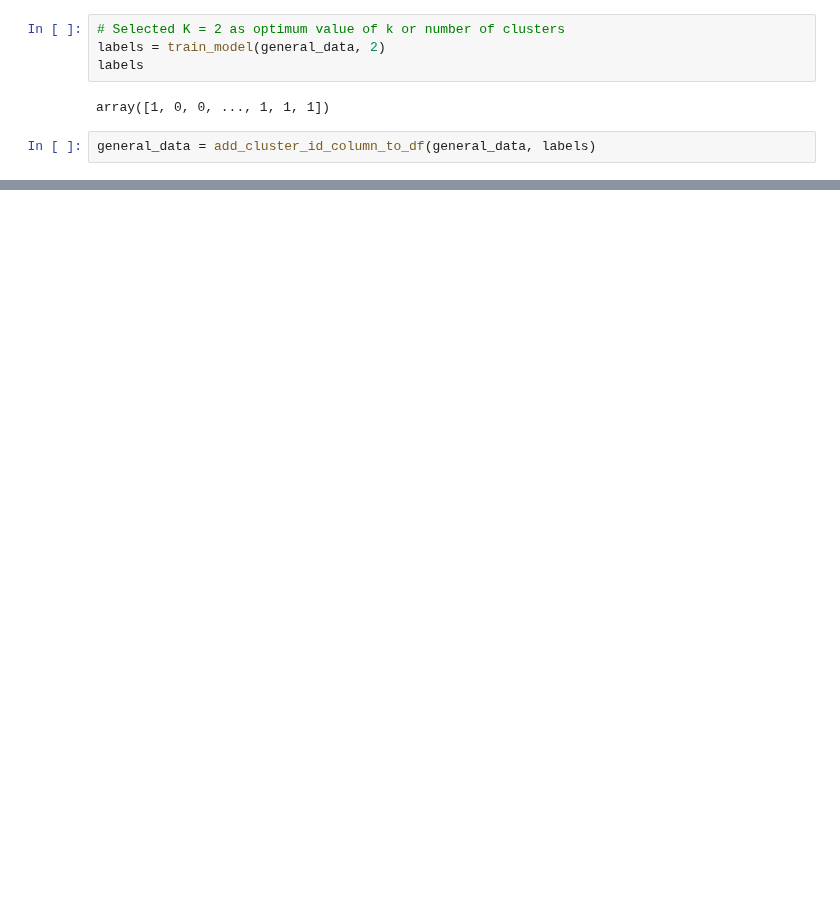
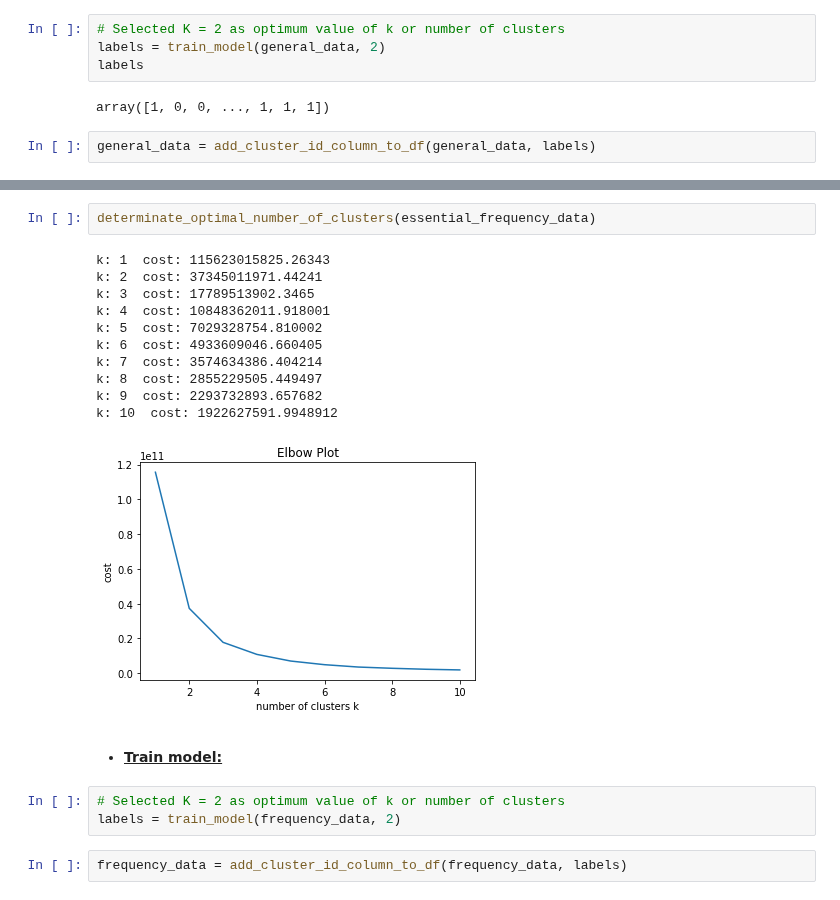
Before and after one commit to eugene-petrash/knn_classification_regression_and_k_means_clustering, a Jupyter notebook: model.ipynb, the cells around one changed output, grey strips where cells are left out. Saved outputs shown, nothing was run; the diff lists cells and outputs as text; blank space fills up the shorter version.

```diff
--- a/model.ipynb
+++ b/model.ipynb
@@ -510,0 +585,22 @@ sns.pairplot(
+# %%
+determinate_optimal_number_of_clusters(essential_frequency_data)
+# %% [output]
+k: 1  cost: 115623015825.26343
+k: 2  cost: 37345011971.44241
+k: 3  cost: 17789513902.3465
+k: 4  cost: 10848362011.918001
+k: 5  cost: 7029328754.810002
+k: 6  cost: 4933609046.660405
+k: 7  cost: 3574634386.404214
+k: 8  cost: 2855229505.449497
+k: 9  cost: 2293732893.657682
+k: 10  cost: 1922627591.9948912
+[figure, added]
+# %% [markdown]
+<a id="Train_model_Analyse_the_frequency_data_K_Means_Clustering"></a>
+* **<ins>Train model:<ins>**
+# %%
+# Selected K = 2 as optimum value of k or number of clusters
+labels = train_model(frequency_data, 2)
+# %%
+frequency_data = add_cluster_id_column_to_df(frequency_data, labels)
```
Also changed, not shown: parts of 63 cells of this notebook.
